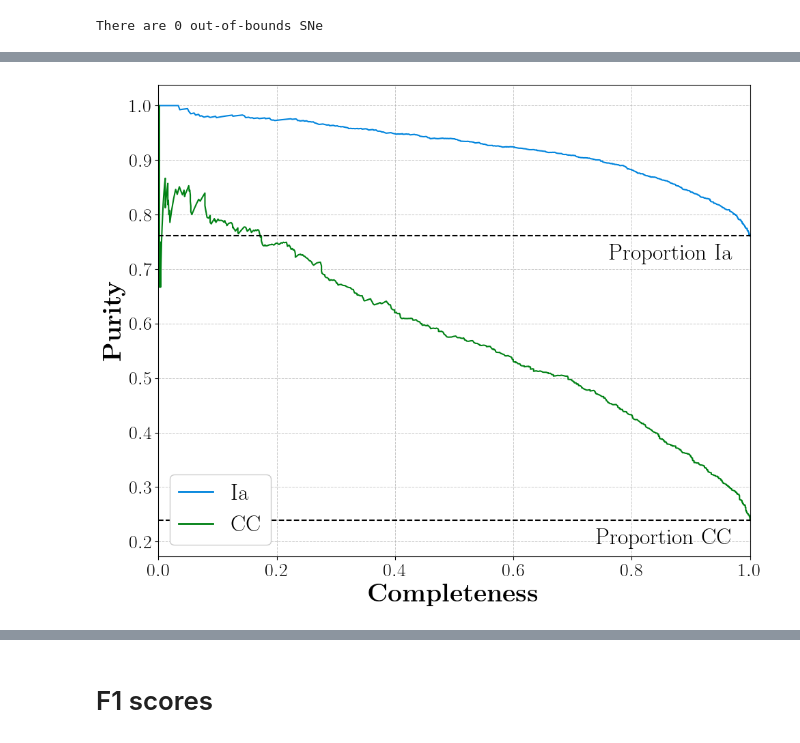
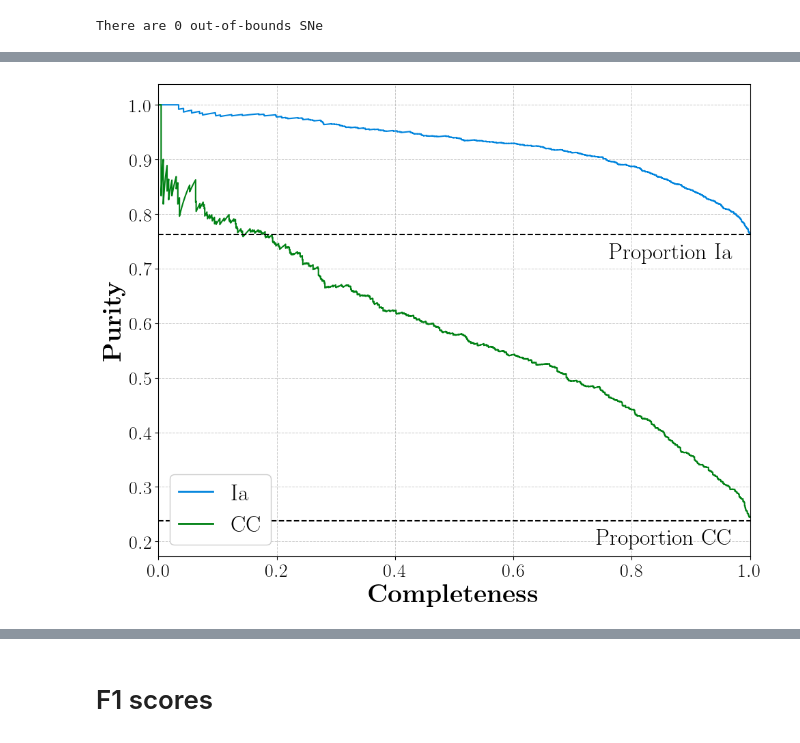
Before and after one commit to Adam-Boesky/astro_SPLASH, a Jupyter notebook: Final_Paper/bts_yse.ipynb, the cells around one changed output, grey strips where cells are left out. Saved outputs shown, nothing was run; the diff lists cells and outputs as text; code cells hidden in the pictures.

```diff
--- a/Final_Paper/bts_yse.ipynb
+++ b/Final_Paper/bts_yse.ipynb
@@ -67,7 +77,7 @@ sn_tab['sep_arcsec'] = sn_coords.separation(host_coords).arcsec
 
 sn_df = sn_tab.to_pandas()
 # %%
-classification_groups = [['ia'], ['ib', 'ic'], ['slsn'], ['iin'], ['ii', 'iip', 'ii p', 'iil', 'ii l']]
+classification_groups = [['ia'], ['ib', 'ic'], ['slsn-i'], ['iin'], ['ii', 'iip', 'ii p', 'iil', 'ii l']]
 
 def add_sn_class_cols(df: pd.DataFrame) -> pd.DataFrame:
     # Ia or other
@@ -92,8 +102,12 @@ def add_sn_class_cols(df: pd.DataFrame) -> pd.DataFrame:
             for sn_class in sn_class_list:
                 sn_class_lower = sn_class.lower()
                 for group, group_id in lowercase_groups.items():
-                    if group in sn_class_lower:
-                        return group_id
+                    if group == 'slsn-i':
+                        if sn_class_lower in group:
+                            return group_id
+                    else:
+                        if group in sn_class_lower:
+                            return group_id
             return np.max(list(lowercase_groups.values())) + 1  # Return a default id if no category is found
 
         # Add 'category_id' column to the DataFrame
@@ -171,7 +283,7 @@ redshift = sn_df['sn_redshift'].to_numpy(dtype=np.float32)
 seps = sn_df['sep_arcsec'].to_numpy(dtype=np.float32)
 
 # Infer the classes
-pipeline = Splash_Pipeline()
+pipeline = Splash_Pipeline(nan_thresh_ratio=1.0)
 inferred_classes = pipeline.infer_classes(
     grizy=grizy,
     grizy_err=grizy_err,
@@ -200,6 +312,14 @@ inferred_properrs = inferred_properrs[~ood_mask]
 sn_df = sn_df[~ood_mask]
 # %% [output]
 There are 0 out-of-bounds SNe
+# %%
+# Drop SLSN-II from the test set
+slsn_ii_mask = sn_df['sn_class'].str.contains('slsn-ii', case=False, na=False)
+sn_df = sn_df[~slsn_ii_mask]
+inferred_classes = inferred_classes[~slsn_ii_mask]
+inferred_probs = inferred_probs[~slsn_ii_mask]
+inferred_props = inferred_props[~slsn_ii_mask]
+inferred_properrs = inferred_properrs[~slsn_ii_mask]
 # %%
 binary_inferred_probs = np.vstack((inferred_probs[:, 0], 1 - inferred_probs[:, 0])).T
 binary_inferred_probs
@@ -236,36 +356,36 @@ precision_0, recall_0, _ = precision_recall_curve(sn_df['sn_class_binary'], bina
 
 # Plot
 plt.figure(figsize=(10, 8))
 plt.plot(recall, precision, color='#0084DD', label='Ia')
 plt.plot(recall_0, precision_0, color='#008114', label='CC')
 frac_cc = (sn_df['sn_class_binary']==0).mean()
 frac_ia = (sn_df['sn_class_binary']==1).mean()
 plt.axhline(y=frac_cc, color='k', linestyle='--')
 plt.axhline(y=frac_ia, color='k', linestyle='--')
 plt.text(0.97, frac_cc-0.015, 'Proportion CC', horizontalalignment='right', verticalalignment='top', fontsize=fs)
 plt.text(0.97, frac_ia-0.015, 'Proportion Ia', horizontalalignment='right', verticalalignment='top', fontsize=fs)
 
 plt.xlabel(r'\bf{Completeness}', fontsize=fs+3)
 plt.ylabel(r'\bf{Purity}', fontsize=fs+3)
 
 leg = plt.legend(fontsize=fs, loc='lower left', framealpha=1, handlelength=1.5)
-for legobj in leg.legendHandles:
+for legobj in leg.get_lines():
     legobj.set_linewidth(2.0)
 
 plt.grid(True, which='both', linestyle='--', linewidth=0.7, alpha=0.7, zorder=-1)
 
 plt.xlim(0, 1)
 plt.ylim(bottom=0.173)
 
 plt.tick_params(axis='both', which='major', labelsize=fs-4)
 
 plt.tight_layout()
 
-plt.savefig('/Users/adamboesky/Research/ay98/Weird_Galaxies/Final_Paper/Figures/purity_v_completeness_bts_yse.pdf', bbox_inches='tight')
+# plt.savefig('/Users/adamboesky/Research/ay98/Weird_Galaxies/Final_Paper/Figures/purity_v_completeness_bts_yse.pdf', bbox_inches='tight')
 
 plt.show()
 # %% [output]
-[figure, old version]
+[figure, new version]
 # %%
 # Create confusion matrix
 cm = confusion_matrix(sn_df['sn_class_cat'], inferred_classes)
```
Also changed, not shown: parts of 30 cells of this notebook, 15 other files.
